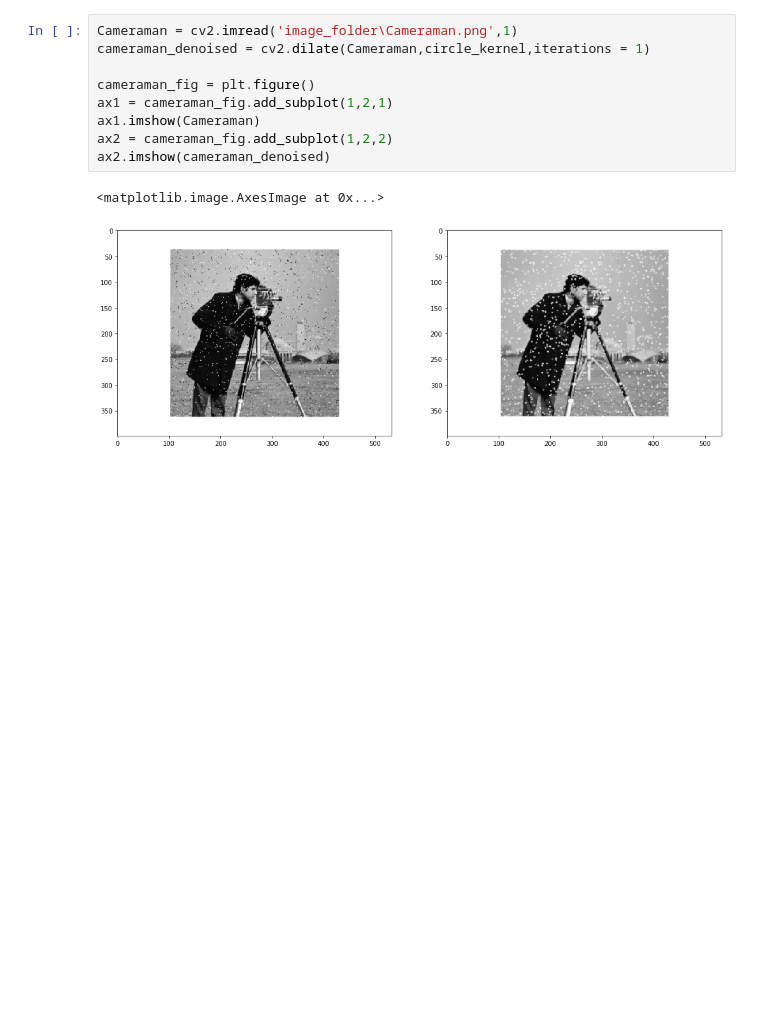
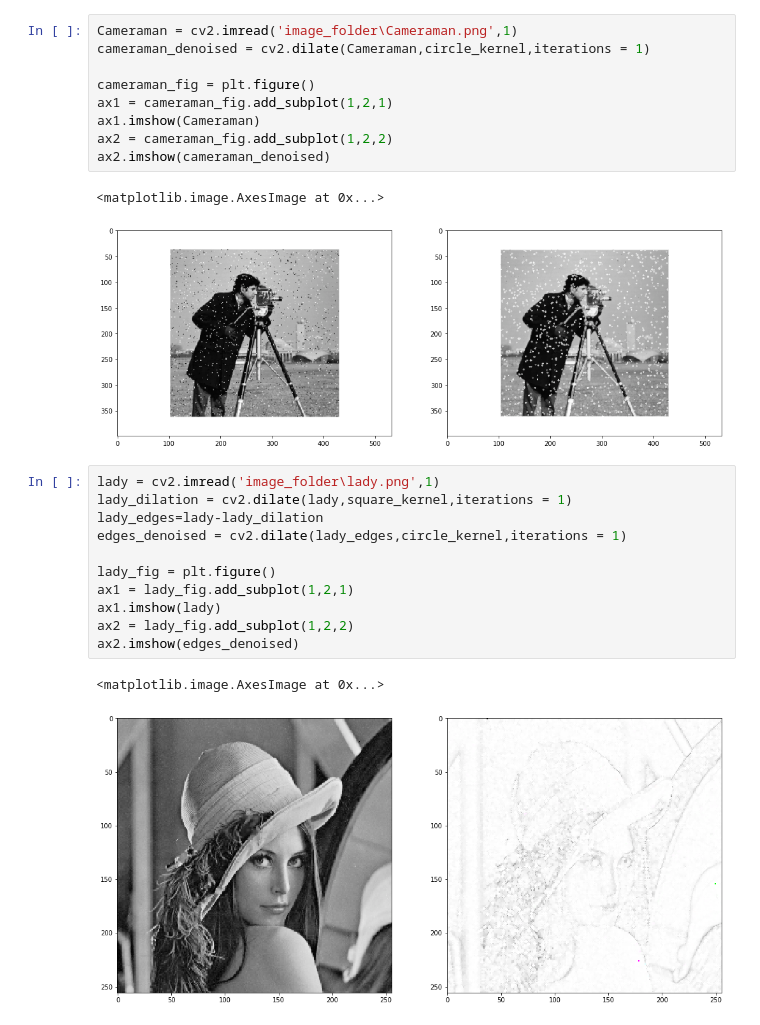
Before and after one commit to Amrallah/Image-Processing-Assignment02, a Jupyter notebook: Assignment02.ipynb, the cells around one changed output. Drawn from its saved outputs; the diff is of its cells as text; blank space fills up the shorter version.

```diff
--- a/Assignment02.ipynb
+++ b/Assignment02.ipynb
@@ -54,3 +61,17 @@ ax2.imshow(cameraman_denoised)
 # %% [output]
 <matplotlib.image.AxesImage at 0x...>
 [figure]
+# %%
+lady = cv2.imread('image_folder\lady.png',1)
+lady_dilation = cv2.dilate(lady,square_kernel,iterations = 1)
+lady_edges=lady-lady_dilation
+edges_denoised = cv2.dilate(lady_edges,circle_kernel,iterations = 1)
+
+lady_fig = plt.figure()
+ax1 = lady_fig.add_subplot(1,2,1)
+ax1.imshow(lady)
+ax2 = lady_fig.add_subplot(1,2,2)
+ax2.imshow(edges_denoised)
+# %% [output]
+<matplotlib.image.AxesImage at 0x...>
+[figure, added]
```
Also changed, not shown: parts of 3 cells of this notebook.
